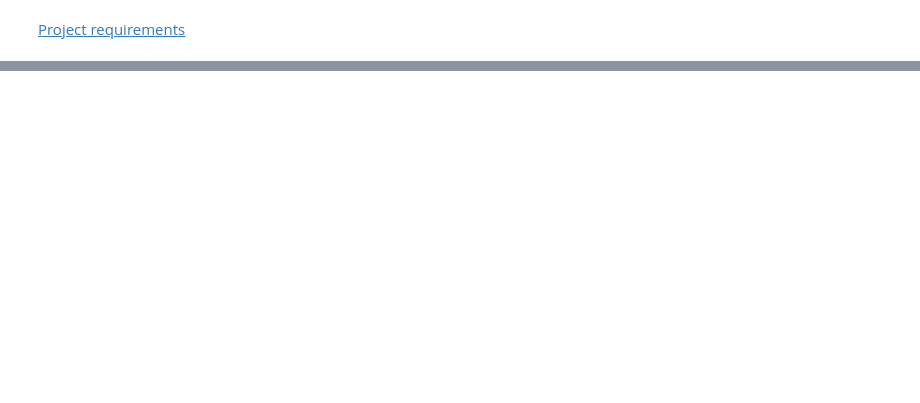
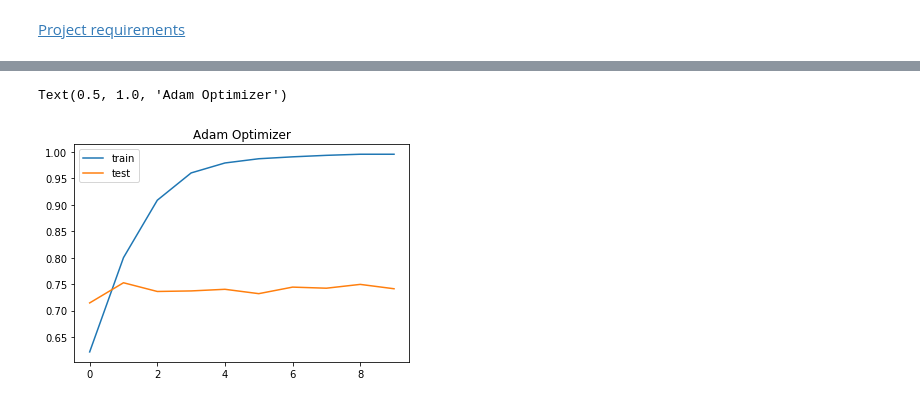
Before and after one commit to henribxn/udacityprojects_term2, a Jupyter notebook: SentimentAnalysisFinance/Text_classification.ipynb, the cells around one changed output, grey strips where cells are left out. Drawn from its saved outputs; the diff is of its cells as text; code cells hidden in the pictures; blank space fills up the shorter version.

Commit message:
docs, model - final readme and final implement of the different models

```diff
--- a/SentimentAnalysisFinance/Text_classification.ipynb
+++ b/SentimentAnalysisFinance/Text_classification.ipynb
@@ -98,0 +179,3 @@ data.head(10)
+# %%
+# Split train and test sets
+x_train,x_test,y_train,y_test = train_test_split(data.text,data.sentiment,test_size = 0.2 , random_state = 0)
@@ -98,0 +377,12 @@ data.head(10)
+# %%
+# Prepare output to implement a softmax classifier: one hot encoding
+y_train[y_train=='positive']=2
+y_train[y_train=='neutral']=1
+y_train[y_train=='negative']=0
+y_test[y_test=='positive']=2
+y_test[y_test=='neutral']=1
+y_test[y_test=='negative']=0
+
+y_train = to_categorical(y_train)
+y_test = to_categorical(y_test)
+y_train.shape, y_test.shape
@@ -98,0 +393,6 @@ data.head(10)
+# %%
+# Feature Engineering of training and test data
+count_vec = CountVectorizer(max_features=4000, tokenizer=tokenize,max_df=0.9, min_df=0)
+x_train_features = count_vec.fit_transform(x_train).todense()
+x_test_features = count_vec.transform(x_test).todense()
+x_train_features.shape,x_test_features.shape
@@ -98,0 +418,18 @@ data.head(10)
+# %%
+# Function to fit our model and plot accuracy curves for train and test data.
+
+model = Sequential()
+model.add(Dense(units=200, activation='relu', input_dim=x_train_features.shape[1]))
+model.add(Dropout(0.2))
+model.add(Dense(units=16, activation='relu'))
+model.add(Dropout(0.2))
+model.add(Dense(units=3,activation='softmax'))
+model.compile(loss='categorical_crossentropy', optimizer="adam", metrics=['accuracy'])
+
+start_time = time.time()
+
+history = model.fit(x_train_features, y_train, validation_data=(x_test_features, y_test), epochs=10, verbose=1)
+end_time = time.time()-start_time
+print(end_time)
+
+#Print('Accuracy with',optimizer,'optimizer is :',model.evaluate(x_test_features, y_test)[1]*100)
@@ -98,0 +454,8 @@ data.head(10)
+# %%
+plt.plot(history.history['accuracy'], label='train')
+plt.plot(history.history['val_accuracy'], label='test')
+plt.legend()
+plt.title('Adam Optimizer')
+# %% [output]
+Text(0.5, 1.0, 'Adam Optimizer')
+[figure, added]
```
Also changed, not shown: parts of 88 cells of this notebook, 3 other files.
